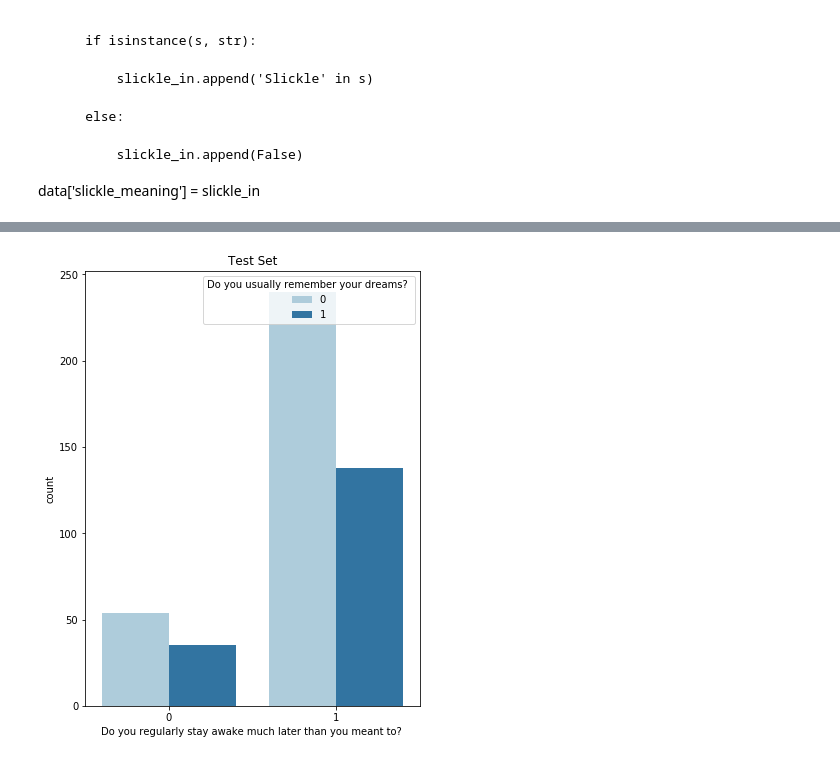
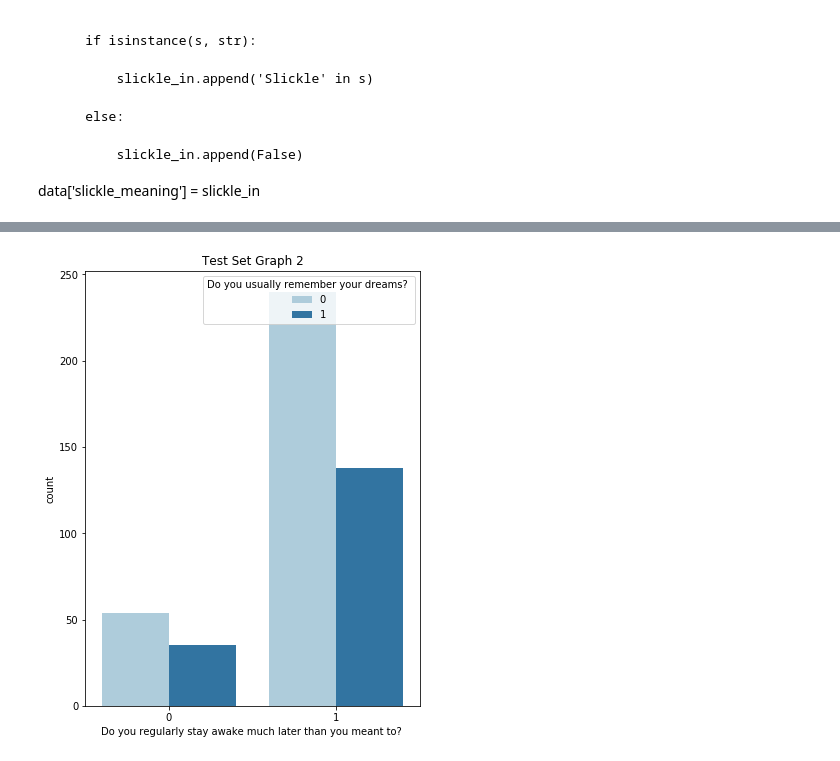
Before and after one commit to annie0sc/final-project-annie0sc, a Jupyter notebook: Chandolu_dreams.ipynb, the cells around one changed output, grey strips where cells are left out. Saved outputs shown, nothing was run; the diff lists cells and outputs as text; code cells hidden in the pictures.

```diff
--- a/Chandolu_dreams.ipynb
+++ b/Chandolu_dreams.ipynb
@@ -165,12 +173,12 @@ plt.savefig('trainset.png')
 # %%
 import matplotlib.pyplot as plt
 import seaborn as sns
 
 plt.figure(figsize=(6,8))
 sns.set_palette("Paired")
 sns.countplot(x='Do you regularly stay awake much later than you meant to? ', data = data_frame,hue = 'Do you usually remember your dreams? ')
-plt.title('Test Set')
+plt.title('Test Set Graph 2')
 #plt.show()
 plt.savefig('testset.png')
 # %% [output]
-[figure, old version]
+[figure, new version]
```
Also changed, not shown: parts of 3 cells of this notebook, 2 other files.
